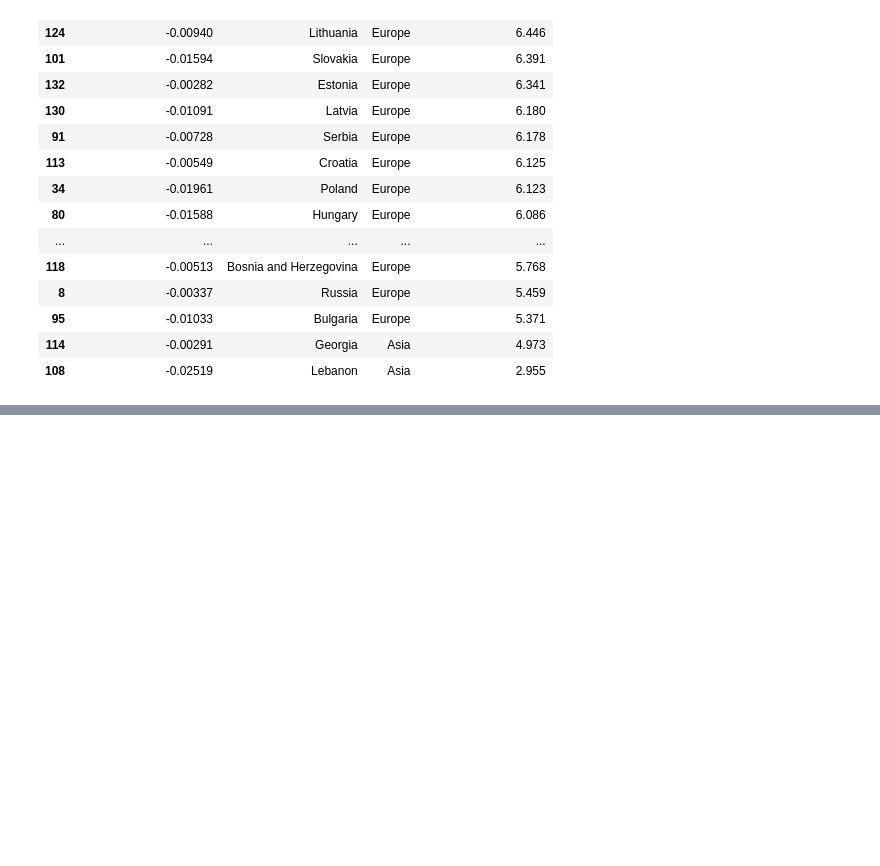
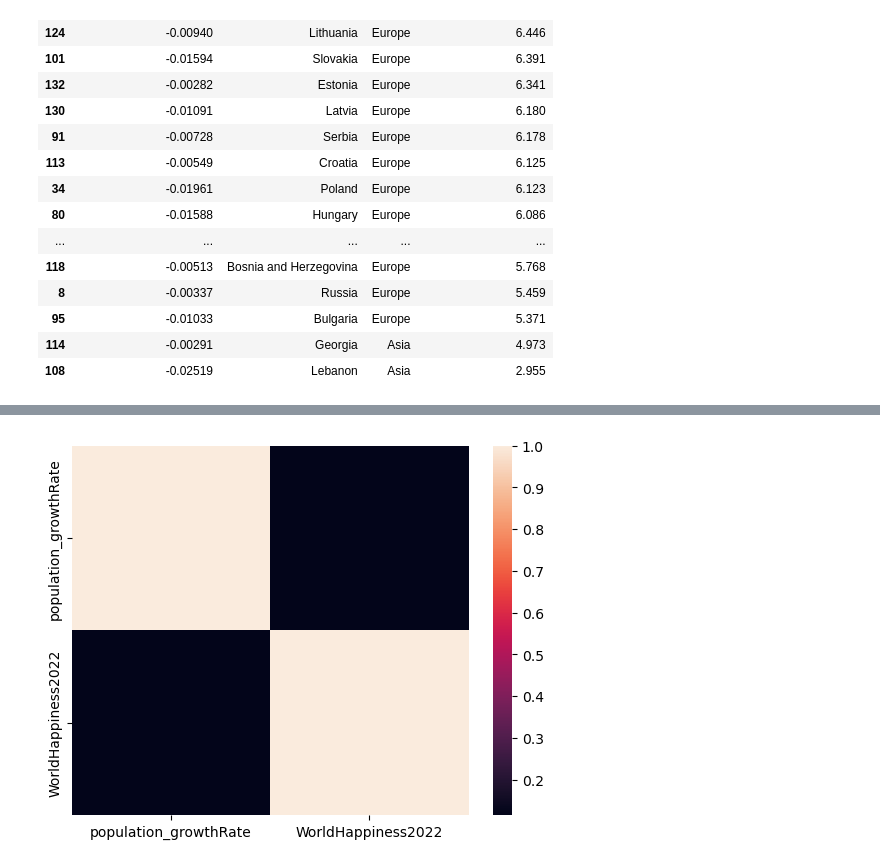
Before and after one commit to varkolibmer/EDA_Projects, a Jupyter notebook: Country_Analysis.ipynb, the cells around one changed output, grey strips where cells are left out. Saved outputs shown, nothing was run; the diff lists cells and outputs as text; code cells hidden in the pictures; blank space fills up the shorter version.

```diff
--- a/Country_Analysis.ipynb
+++ b/Country_Analysis.ipynb
@@ -194,0 +223,7 @@ import seaborn as sns
+# %%
+df_corr = ['population_growthRate', 'WorldHappiness2022']
+
+sns.heatmap(df_ppltn_growth_rate.head(20)[df_corr].corr())
+plt.show()
+# %% [output]
+[figure, added]
```
Also changed, not shown: parts of 4 cells of this notebook.
